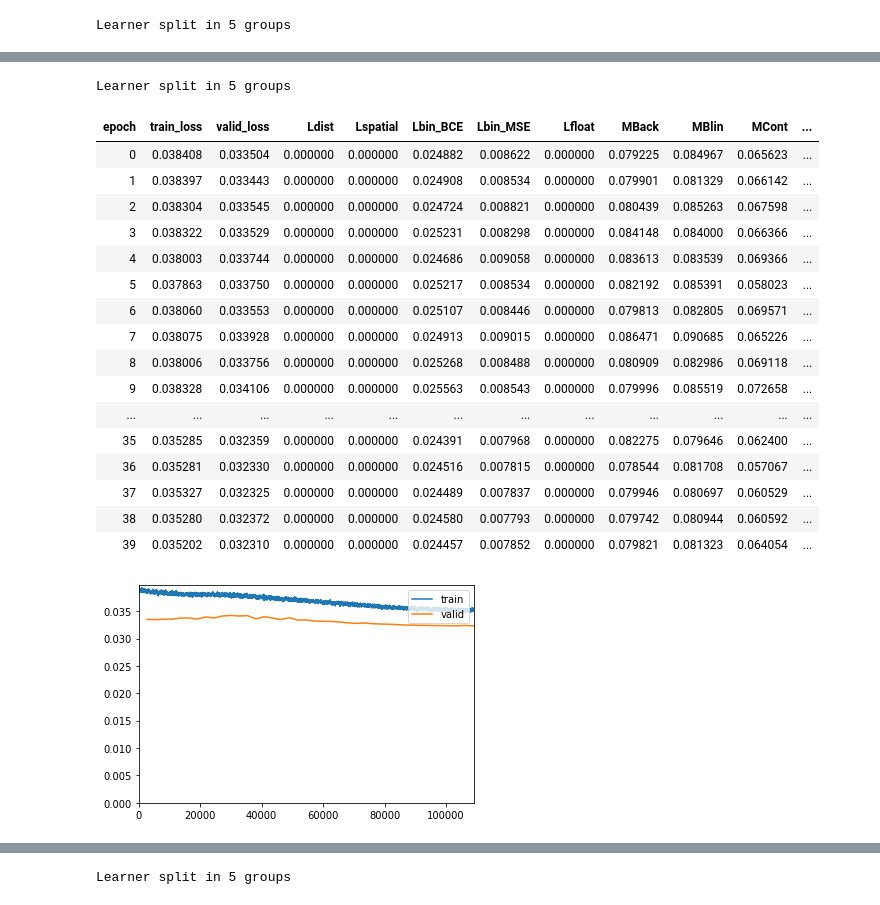
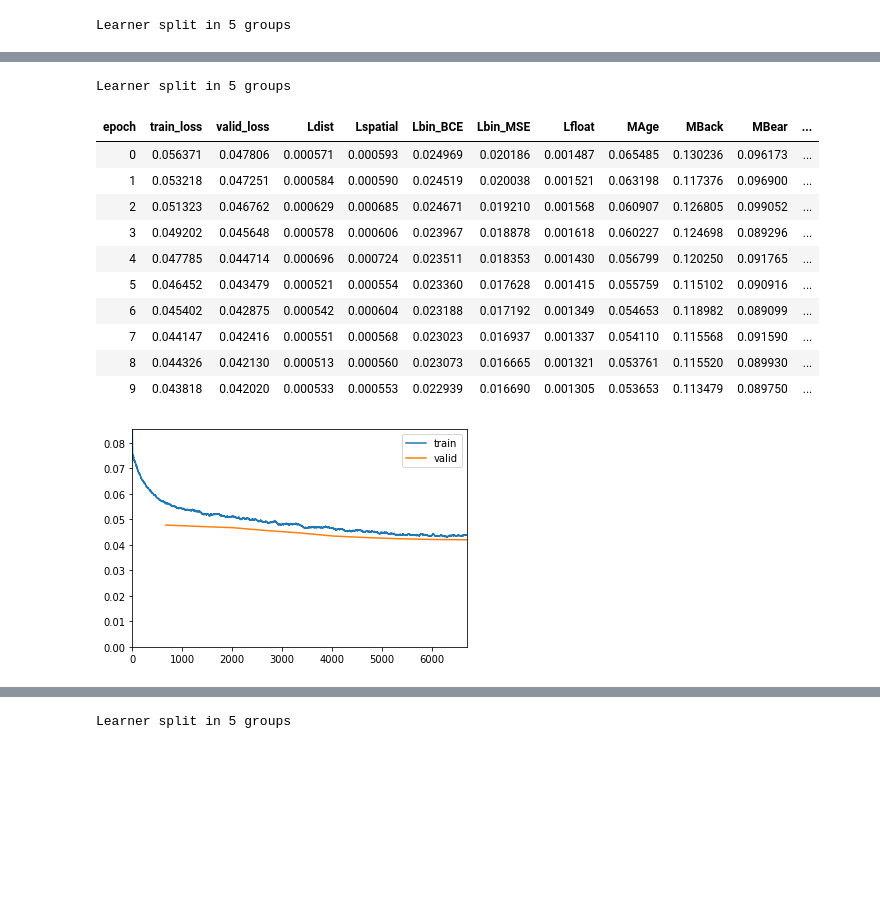
Before and after one commit to doas3140/face-pipeline, a Jupyter notebook: nbs/06_face_cropped_training.ipynb, the cells around one changed output, grey strips where cells are left out. Drawn from its saved outputs; the diff is of its cells as text; code cells hidden in the pictures; blank space fills up the shorter version.

```diff
--- a/nbs/06_face_cropped_training.ipynb
+++ b/nbs/06_face_cropped_training.ipynb
@@ -398,15 +489,3 @@ class CustomLoss(nn.Module):
         self.metrics[:len(losses)] = tensor(losses)
         self.metrics = dict(zip(self.metric_names, self.metrics))
         return sum(losses)
-# %%
-class CustomLossBinVisual(CustomLoss):
-    def __init__(self, *args, **kwargs):
-        super().__init__(*args, **kwargs)
-        self.origin_len = len(self.metric_names)
-        self.metric_names = self.metric_names + list(map(lambda n:'M'+n[:4], bin_names))
-
-    def _bin_loss(self, y_pred, y_soft):
-        loss = nn.L1Loss(reduction='none')(y_pred, y_soft)
-        for i in range(loss.shape[1]):
-            self.metrics[self.origin_len+i] = tensor(int(1000*loss[:,i].mean())/1000)
-        return super()._bin_loss(y_pred, y_soft)
@@ -413,20 +569,39 @@ class CustomLossBinVisual(CustomLoss):
 # %%
+#export
 from fastai.callbacks import LossMetrics
 
 class AddLossMetrics(LossMetrics):
+    def on_epoch_begin(self, **kwargs):
+        "Initialize the metrics for this epoch."
+        self.metrics = {}
+        self.metrics.update({name:0. for name in self.names})
+        self.conf_matrices = {name:torch.zeros(2,2) for name in self.names if name.startswith('M')}
+        self.nums = 0
+
     def on_batch_end(self, last_target, train, **kwargs):
         "Update the metrics if not `train`"
         if train: return
         bs = last_target[0].size(0) # CHANGED
         for name in filter(lambda n: (n.startswith('L') or n.startswith('M')), self.names):
             self.metrics[name] += bs * self.learn.loss_func.metrics[name].detach().cpu()
+        for name in filter(lambda n: n.startswith('M'), self.names):
+            self.conf_matrices[name] += self.learn.loss_func.conf_matrices[name].detach().cpu()
         self.nums += bs
+
+    def on_epoch_end(self, last_metrics, **kwargs):
+        "Finish the computation and sends the result to the Recorder."
+        if not self.nums: return
+        metrics = [self.metrics[name]/self.nums for name in self.names if name.startswith('L')]
+#         for name in filter(lambda n: n.startswith('M'), self.names):
+#             print(name, self.conf_matrices[name].view(-1))
+        metrics = metrics + [kappa_score(self.conf_matrices[name]) for name in self.names if name.startswith('M')]
+        return {'last_metrics': last_metrics+metrics}
 # %% [markdown]
 # Learner
 # %%
 def fit_model(src, model, epochs, lr, size, bs=64, frozen_layers=[], loss_weights=[1,1,1,1,1], eps=1e-1, transforms=None):
     loss = CustomLossBinVisual(ClipedSmoothL1Loss(eps), loss_weights)
-    data = create_data(src, size, bs=64, transforms=transforms)
+    data = create_data(src, size, bs=bs, transforms=transforms)
     learner = create_learner(data, model, loss_func=loss, callback_fns=[ShowGraph, AddLossMetrics], metrics=[])
     freeze_layers(learner, frozen_layers)
     learner.fit_one_cycle(epochs, lr)
@@ -437,4 +612,2 @@ load_torch_inference(model, '../server/model_bin.pth', device=torch.device('cuda
-# %%
-size = 224
 # %%
 loss = CustomLossBinVisual(ClipedSmoothL1Loss(1e-1), [1]*5)
@@ -482,22 +799,16 @@ Learner split in 5 groups
 # %%
-fit_model(src, model, epochs=40, lr=1e-4, size=size, bs=32, transforms=custom_transforms, frozen_layers=[], loss_weights=[0,0,1,1,0], eps=1e-1)
+l = fit_model(src, model, epochs=10, lr=1e-4, size=size, bs=32, transforms=simple_transforms, frozen_layers=[], loss_weights=[.3,.3,1,1,.3], eps=1e-1)
 # %% [output]
 Learner split in 5 groups
-| epoch | train_loss | valid_loss | Ldist | Lspatial | Lbin_BCE | Lbin_MSE | Lfloat | MBack | MBlin | MCont | ... |
-| 0 | 0.038408 | 0.033504 | 0.000000 | 0.000000 | 0.024882 | 0.008622 | 0.000000 | 0.079225 | 0.084967 | 0.065623 | ... |
-| 1 | 0.038397 | 0.033443 | 0.000000 | 0.000000 | 0.024908 | 0.008534 | 0.000000 | 0.079901 | 0.081329 | 0.066142 | ... |
-| 2 | 0.038304 | 0.033545 | 0.000000 | 0.000000 | 0.024724 | 0.008821 | 0.000000 | 0.080439 | 0.085263 | 0.067598 | ... |
-| 3 | 0.038322 | 0.033529 | 0.000000 | 0.000000 | 0.025231 | 0.008298 | 0.000000 | 0.084148 | 0.084000 | 0.066366 | ... |
-| 4 | 0.038003 | 0.033744 | 0.000000 | 0.000000 | 0.024686 | 0.009058 | 0.000000 | 0.083613 | 0.083539 | 0.069366 | ... |
-| 5 | 0.037863 | 0.033750 | 0.000000 | 0.000000 | 0.025217 | 0.008534 | 0.000000 | 0.082192 | 0.085391 | 0.058023 | ... |
-| 6 | 0.038060 | 0.033553 | 0.000000 | 0.000000 | 0.025107 | 0.008446 | 0.000000 | 0.079813 | 0.082805 | 0.069571 | ... |
-| 7 | 0.038075 | 0.033928 | 0.000000 | 0.000000 | 0.024913 | 0.009015 | 0.000000 | 0.086471 | 0.090685 | 0.065226 | ... |
-| 8 | 0.038006 | 0.033756 | 0.000000 | 0.000000 | 0.025268 | 0.008488 | 0.000000 | 0.080909 | 0.082986 | 0.069118 | ... |
-| 9 | 0.038328 | 0.034106 | 0.000000 | 0.000000 | 0.025563 | 0.008543 | 0.000000 | 0.079996 | 0.085519 | 0.072658 | ... |
-| ... | ... | ... | ... | ... | ... | ... | ... | ... | ... | ... | ... |
-| 35 | 0.035285 | 0.032359 | 0.000000 | 0.000000 | 0.024391 | 0.007968 | 0.000000 | 0.082275 | 0.079646 | 0.062400 | ... |
-| 36 | 0.035281 | 0.032330 | 0.000000 | 0.000000 | 0.024516 | 0.007815 | 0.000000 | 0.078544 | 0.081708 | 0.057067 | ... |
-| 37 | 0.035327 | 0.032325 | 0.000000 | 0.000000 | 0.024489 | 0.007837 | 0.000000 | 0.079946 | 0.080697 | 0.060529 | ... |
-| 38 | 0.035280 | 0.032372 | 0.000000 | 0.000000 | 0.024580 | 0.007793 | 0.000000 | 0.079742 | 0.080944 | 0.060592 | ... |
-| 39 | 0.035202 | 0.032310 | 0.000000 | 0.000000 | 0.024457 | 0.007852 | 0.000000 | 0.079821 | 0.081323 | 0.064054 | ... |
+| epoch | train_loss | valid_loss | Ldist | Lspatial | Lbin_BCE | Lbin_MSE | Lfloat | MAge | MBack | MBear | ... |
+| 0 | 0.056371 | 0.047806 | 0.000571 | 0.000593 | 0.024969 | 0.020186 | 0.001487 | 0.065485 | 0.130236 | 0.096173 | ... |
+| 1 | 0.053218 | 0.047251 | 0.000584 | 0.000590 | 0.024519 | 0.020038 | 0.001521 | 0.063198 | 0.117376 | 0.096900 | ... |
+| 2 | 0.051323 | 0.046762 | 0.000629 | 0.000685 | 0.024671 | 0.019210 | 0.001568 | 0.060907 | 0.126805 | 0.099052 | ... |
+| 3 | 0.049202 | 0.045648 | 0.000578 | 0.000606 | 0.023967 | 0.018878 | 0.001618 | 0.060227 | 0.124698 | 0.089296 | ... |
+| 4 | 0.047785 | 0.044714 | 0.000696 | 0.000724 | 0.023511 | 0.018353 | 0.001430 | 0.056799 | 0.120250 | 0.091765 | ... |
+| 5 | 0.046452 | 0.043479 | 0.000521 | 0.000554 | 0.023360 | 0.017628 | 0.001415 | 0.055759 | 0.115102 | 0.090916 | ... |
+| 6 | 0.045402 | 0.042875 | 0.000542 | 0.000604 | 0.023188 | 0.017192 | 0.001349 | 0.054653 | 0.118982 | 0.089099 | ... |
+| 7 | 0.044147 | 0.042416 | 0.000551 | 0.000568 | 0.023023 | 0.016937 | 0.001337 | 0.054110 | 0.115568 | 0.091590 | ... |
+| 8 | 0.044326 | 0.042130 | 0.000513 | 0.000560 | 0.023073 | 0.016665 | 0.001321 | 0.053761 | 0.115520 | 0.089930 | ... |
+| 9 | 0.043818 | 0.042020 | 0.000533 | 0.000553 | 0.022939 | 0.016690 | 0.001305 | 0.053653 | 0.113479 | 0.089750 | ... |
-[figure, old version]
+[figure, new version]
```
Also changed, not shown: parts of 87 cells of this notebook, 12 other files.
